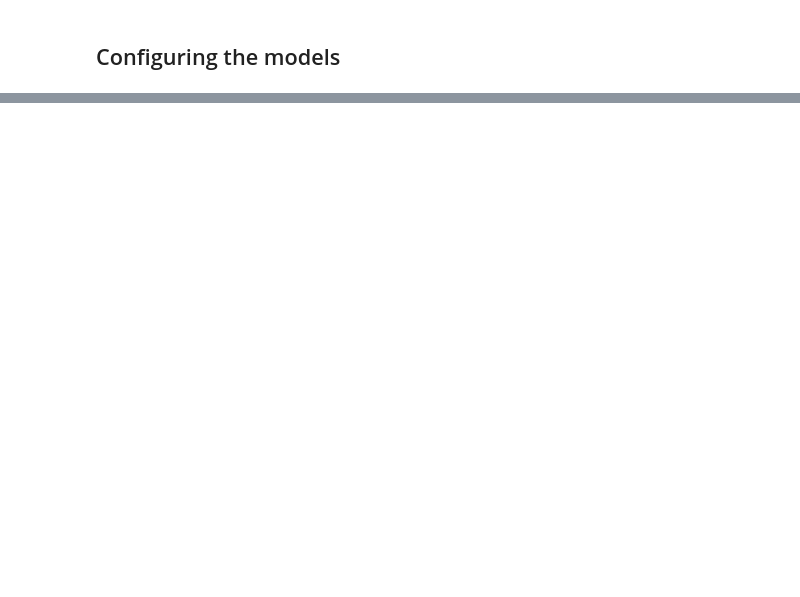
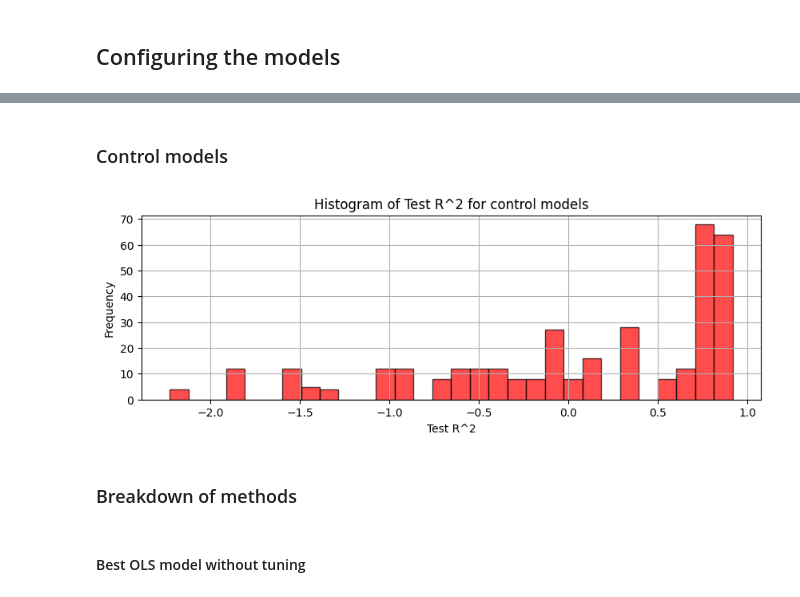
Before and after one commit to lichterberci/rbfar-ols, a Jupyter notebook: experiments.ipynb, the cells around one changed output, grey strips where cells are left out. Drawn from its saved outputs; the diff is of its cells as text; code cells hidden in the pictures; blank space fills up the shorter version.

```diff
--- a/experiments.ipynb
+++ b/experiments.ipynb
@@ -93,0 +96,19 @@ tau = 1
+# %%
+# Compare traditional AMI + Cao estimation with CV-based estimation
+print("=== Traditional Methods (AMI + Cao) ===")
+print(f"AMI estimated tau: {ami_tau}")
+print(f"Cao estimated dimension: {cao_dim}")
+
+# Use CV-based estimation with a smaller parameter space for faster computation
+print("\n=== Cross-Validation Based Estimation ===")
+cv_estimator = CrossValidationEmbeddingEstimator(
+    tau_range=(1, 5),      # Smaller range for demonstration
+    dim_range=(2, 6),      # Smaller range for demonstration
+    n_splits=3,            # Fewer splits for faster computation
+    scoring_metric="mse",  # Mean squared error
+    verbose=False
+)
+
+tau_cv, dim_cv = cv_estimator.estimate(time_series)
+print(f"CV estimated tau: {tau_cv}")
+print(f"CV estimated dimension: {dim_cv}")
@@ -273,0 +359,17 @@ plt.show()
+# %% [markdown]
+### Control models
+# %%
+control_models = results_df[results_df["Type"] == "Control"]
+plt.figure(figsize=(10, 3))
+plt.hist(control_models[PROPOSED_MODEL_SELECTION_CRITERION], bins=30, alpha=0.7, color='red', edgecolor='black')
+plt.title(f'Histogram of {PROPOSED_MODEL_SELECTION_CRITERION} for control models')
+plt.xlabel(PROPOSED_MODEL_SELECTION_CRITERION)
+plt.ylabel('Frequency')
+plt.grid(True)
+plt.show()
+# %% [output]
+[figure, added]
+# %% [markdown]
+### Breakdown of methods
+# %% [markdown]
+#### Best OLS model without tuning
```
Also changed, not shown: parts of 27 cells of this notebook, 4 other files.
